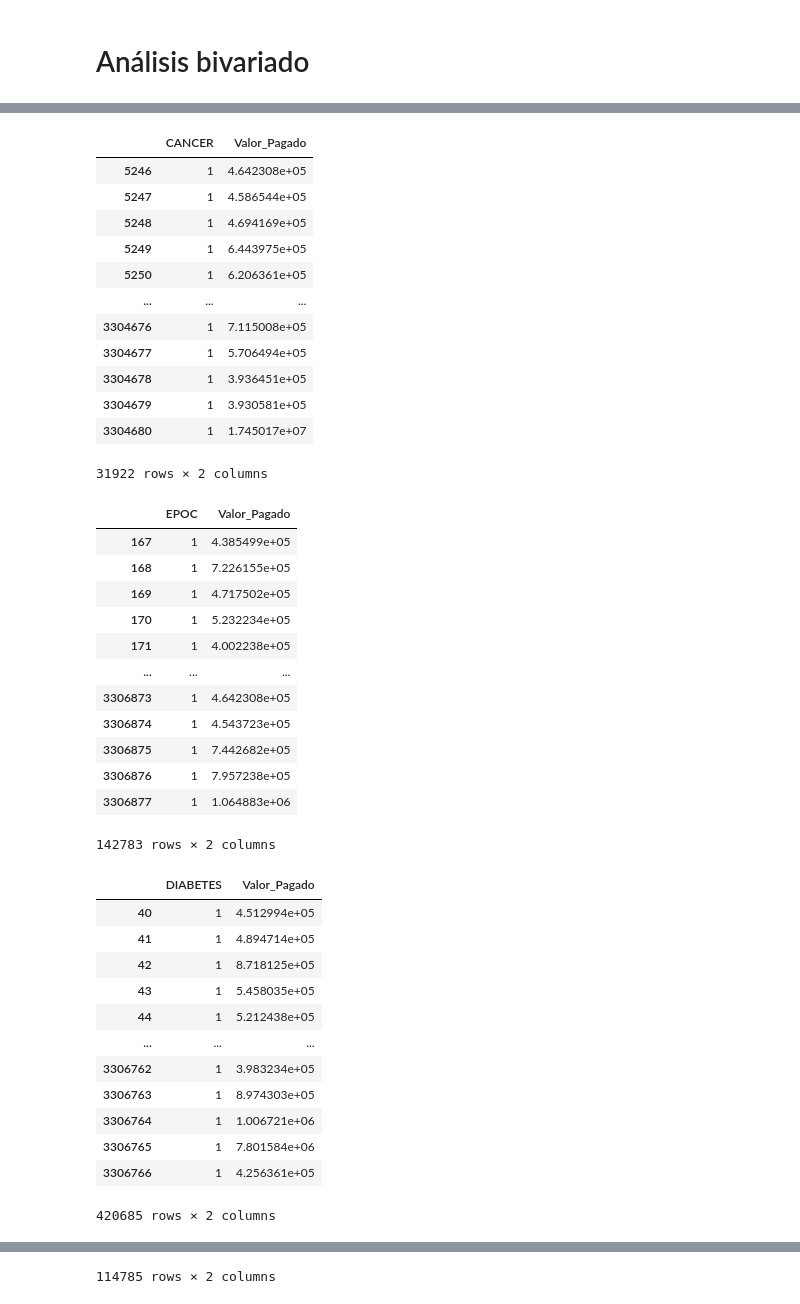
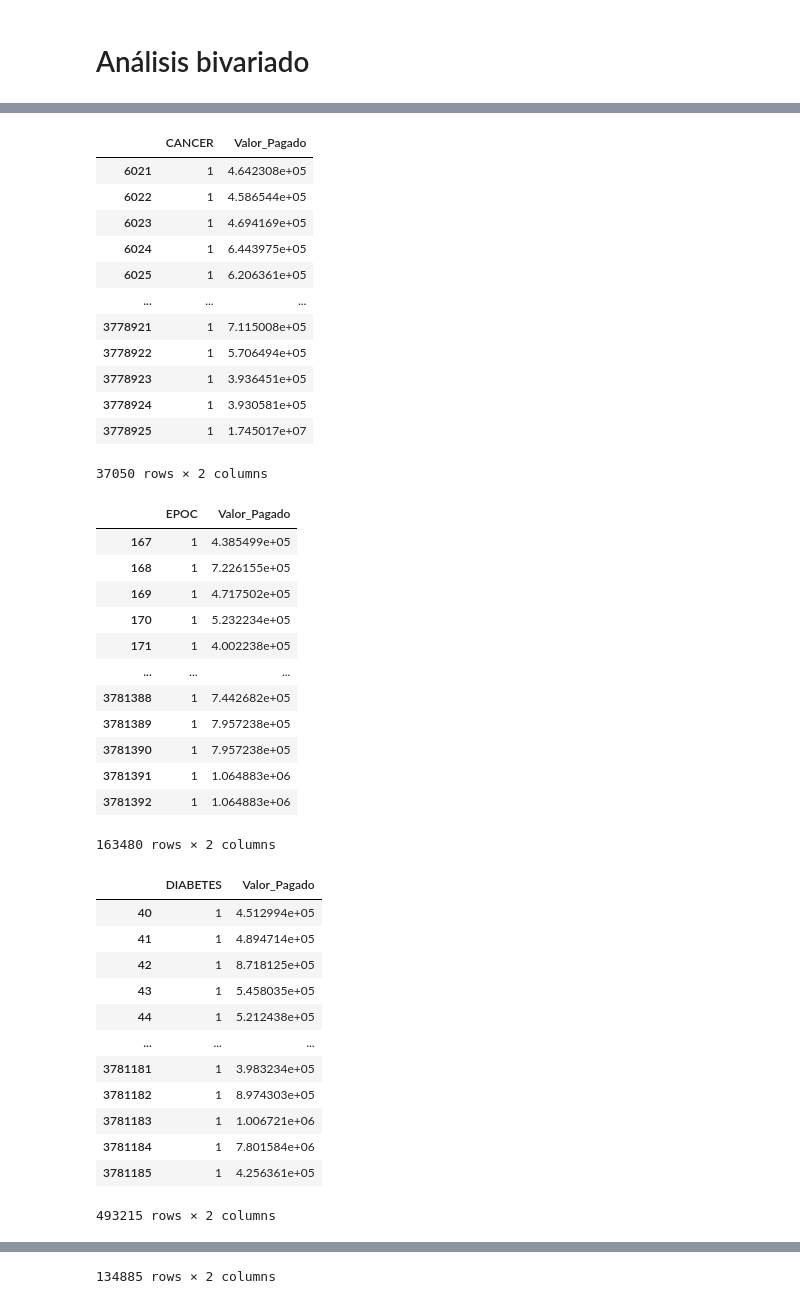
Before and after one commit to EstebanCaroP/Proyecto_Finanzas, a Jupyter notebook: C_Analisis_exploratorio.ipynb, the cells around one changed output, grey strips where cells are left out. Drawn from its saved outputs; the diff is of its cells as text; code cells hidden in the pictures.

```diff
--- a/C_Analisis_exploratorio.ipynb
+++ b/C_Analisis_exploratorio.ipynb
@@ -15,3 +11,6 @@ siniestros = pd.read_csv('Data\DB_Siniestros.txt', sep = ',', encoding = 'latin-
+# %%
+# Se cargan los datos preprocesados
+df = joblib.load('Data_final\\df.pkl')
 # %% [markdown]
 ### Analisis univariado
 # %%
@@ -58,46 +50,46 @@ base = pd.merge(sociodemograficas,siniestros, on='Asegurado_Id')
 # %%
-costos_cancer = base.loc[base['CANCER'] == 1]
+costos_cancer = df.loc[df['CANCER'] == 1]
 costos_cancer = costos_cancer[['CANCER','Valor_Pagado']]
 display(costos_cancer)
 
-costos_epoc = base.loc[base['EPOC'] == 1]
+costos_epoc = df.loc[df['EPOC'] == 1]
 costos_epoc = costos_epoc[['EPOC','Valor_Pagado']]
 display(costos_epoc)
 
-costos_diabetes = base.loc[base['DIABETES'] == 1]
+costos_diabetes = df.loc[df['DIABETES'] == 1]
 costos_diabetes = costos_diabetes[['DIABETES','Valor_Pagado']]
 display(costos_diabetes)
 
-costos_hipertension = base.loc[base['HIPERTENSION'] == 1]
+costos_hipertension = df.loc[df['HIPERTENSION'] == 1]
 costos_hipertension = costos_hipertension[['HIPERTENSION','Valor_Pagado']]
 display(costos_hipertension)
 
-costos_cardiovascular = base.loc[base['ENF_CARDIOVASCULAR'] == 1]
+costos_cardiovascular = df.loc[df['ENF_CARDIOVASCULAR'] == 1]
 costos_cardiovascular = costos_cardiovascular[['ENF_CARDIOVASCULAR','Valor_Pagado']]
 display(costos_cardiovascular)
 
 costos_totales = {'CANCER':costos_cancer['Valor_Pagado'].sum(),
                  'EPOC': costos_epoc['Valor_Pagado'].sum(),
                  'DIABETES': costos_diabetes['Valor_Pagado'].sum(),
                  'HIPERTENSION': costos_hipertension['Valor_Pagado'].sum(),
                  'ENF_CARDIOVASCULAR': costos_cardiovascular['Valor_Pagado'].sum()}
 
 df_costos = pd.DataFrame(costos_totales, index=['Costos totales'])
 df_costos
 # %% [output]
 |  | CANCER | Valor_Pagado |
-| 5246 | 1 | 4.642308e+05 |
-| 5247 | 1 | 4.586544e+05 |
-| 5248 | 1 | 4.694169e+05 |
-| 5249 | 1 | 6.443975e+05 |
-| 5250 | 1 | 6.206361e+05 |
+| 6021 | 1 | 4.642308e+05 |
+| 6022 | 1 | 4.586544e+05 |
+| 6023 | 1 | 4.694169e+05 |
+| 6024 | 1 | 6.443975e+05 |
+| 6025 | 1 | 6.206361e+05 |
 | ... | ... | ... |
-| 3304676 | 1 | 7.115008e+05 |
-| 3304677 | 1 | 5.706494e+05 |
-| 3304678 | 1 | 3.936451e+05 |
-| 3304679 | 1 | 3.930581e+05 |
-| 3304680 | 1 | 1.745017e+07 |
+| 3778921 | 1 | 7.115008e+05 |
+| 3778922 | 1 | 5.706494e+05 |
+| 3778923 | 1 | 3.936451e+05 |
+| 3778924 | 1 | 3.930581e+05 |
+| 3778925 | 1 | 1.745017e+07 |
-31922 rows × 2 columns
+37050 rows × 2 columns
 |  | EPOC | Valor_Pagado |
 | 167 | 1 | 4.385499e+05 |
 | 168 | 1 | 7.226155e+05 |
@@ -105,12 +97,12 @@ df_costos
 | 170 | 1 | 5.232234e+05 |
 | 171 | 1 | 4.002238e+05 |
 | ... | ... | ... |
-| 3306873 | 1 | 4.642308e+05 |
-| 3306874 | 1 | 4.543723e+05 |
-| 3306875 | 1 | 7.442682e+05 |
-| 3306876 | 1 | 7.957238e+05 |
-| 3306877 | 1 | 1.064883e+06 |
+| 3781388 | 1 | 7.442682e+05 |
+| 3781389 | 1 | 7.957238e+05 |
+| 3781390 | 1 | 7.957238e+05 |
+| 3781391 | 1 | 1.064883e+06 |
+| 3781392 | 1 | 1.064883e+06 |
-142783 rows × 2 columns
+163480 rows × 2 columns
 |  | DIABETES | Valor_Pagado |
 | 40 | 1 | 4.512994e+05 |
 | 41 | 1 | 4.894714e+05 |
@@ -118,12 +110,12 @@ df_costos
 | 43 | 1 | 5.458035e+05 |
 | 44 | 1 | 5.212438e+05 |
 | ... | ... | ... |
-| 3306762 | 1 | 3.983234e+05 |
-| 3306763 | 1 | 8.974303e+05 |
-| 3306764 | 1 | 1.006721e+06 |
-| 3306765 | 1 | 7.801584e+06 |
-| 3306766 | 1 | 4.256361e+05 |
+| 3781181 | 1 | 3.983234e+05 |
+| 3781182 | 1 | 8.974303e+05 |
+| 3781183 | 1 | 1.006721e+06 |
+| 3781184 | 1 | 7.801584e+06 |
+| 3781185 | 1 | 4.256361e+05 |
-420685 rows × 2 columns
+493215 rows × 2 columns
 |  | HIPERTENSION | Valor_Pagado |
 | 40 | 1 | 4.512994e+05 |
 | 41 | 1 | 4.894714e+05 |
@@ -139,2 +131,2 @@ df_costos
-114785 rows × 2 columns
+134885 rows × 2 columns
 |  | ENF_CARDIOVASCULAR | Valor_Pagado |
```
Also changed, not shown: parts of 8 cells of this notebook.
